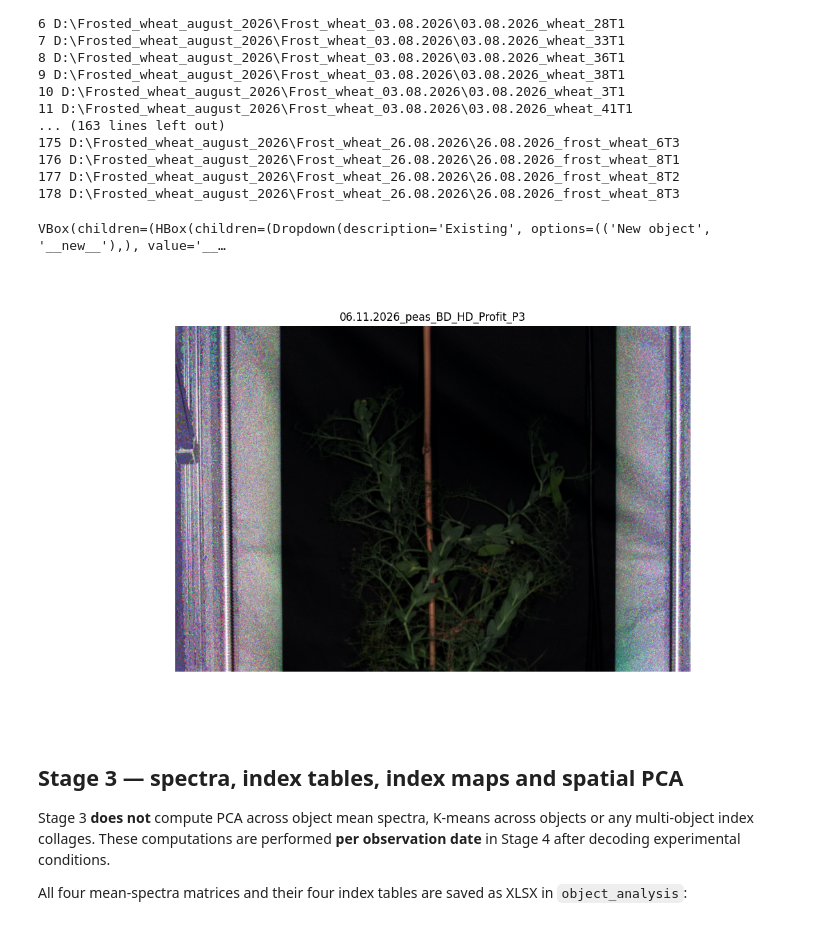
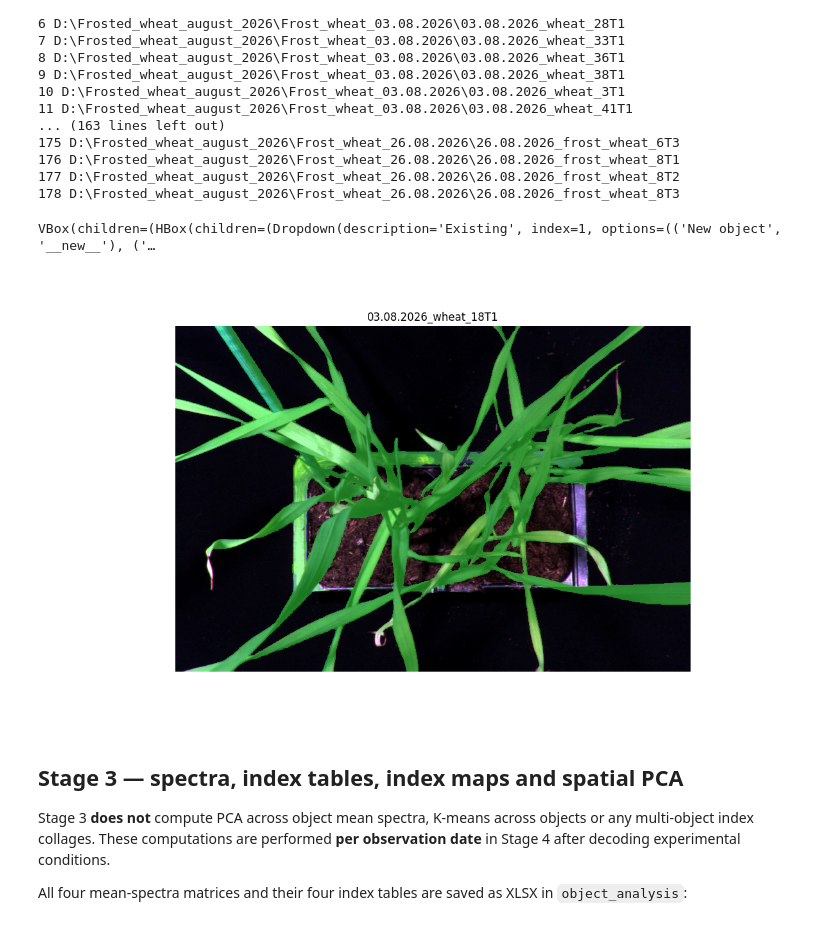
Before and after one commit to MikhailBazhenov/hyperspectral-wheat, a Jupyter notebook: wheat_image_processing_batch_v7.ipynb, the cells around one changed output. Saved outputs shown, nothing was run; the diff lists cells and outputs as text; code cells hidden in the pictures.

```diff
--- a/wheat_image_processing_batch_v7.ipynb
+++ b/wheat_image_processing_batch_v7.ipynb
@@ -384,18 +384,18 @@ for i,p in enumerate(all_samples):print(i,p)
 177 D:\Frosted_wheat_august_2026\Frost_wheat_26.08.2026\26.08.2026_frost_wheat_8T2
 178 D:\Frosted_wheat_august_2026\Frost_wheat_26.08.2026\26.08.2026_frost_wheat_8T3
 # %%
-SAMPLE_INDEX=23
+SAMPLE_INDEX=2
 OBJECT_ID=None  # e.g. 'object_01' to edit an existing mask
 if all_samples:
     editor=edit_mask(all_samples[SAMPLE_INDEX],object_id=OBJECT_ID,
                      rgb_render_mode=MASK_RGB_RENDER_MODE,
                      rgb_wavelengths=OPTIONS['rgb_wavelengths'],
                      save_preview_to_images=True,
                      sam_backend=SEGMENTATION_MODEL if SEGMENTATION_MODEL in ('sam','sam2','sam3') else 'sam')
 else:print('No corrected cubes yet. Run Stage 1 first.')
 # %% [output]
-VBox(children=(HBox(children=(Dropdown(description='Existing', options=(('New object', '__new__'),), value='__…
+VBox(children=(HBox(children=(Dropdown(description='Existing', index=1, options=(('New object', '__new__'), ('…
-[figure, old version]
+[figure, new version]
 # %% [markdown]
 ## Stage 3 — spectra, index tables, index maps and spatial PCA
 
```
Also changed, not shown: parts of 2 cells of this notebook, 2 other files.
